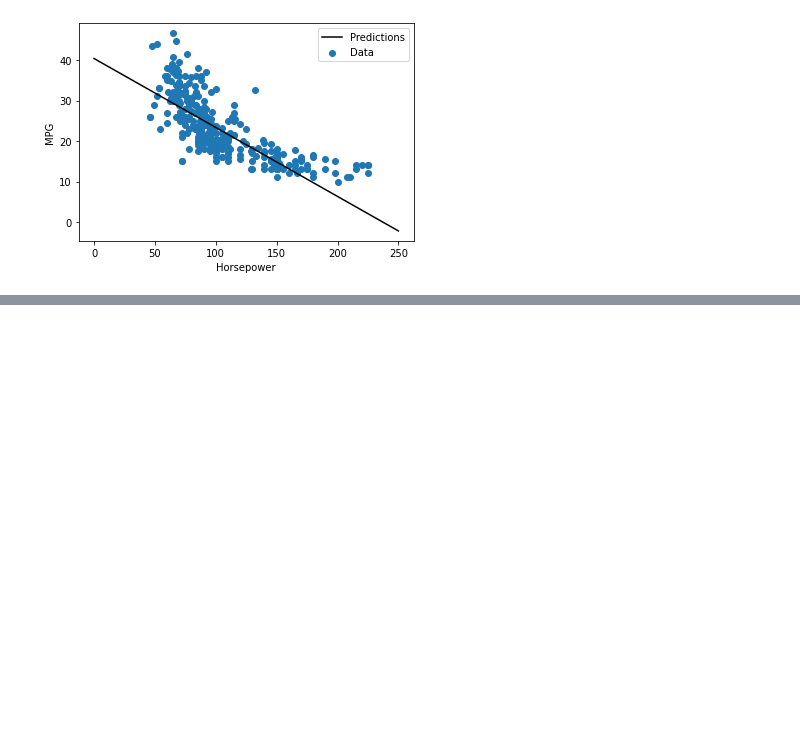
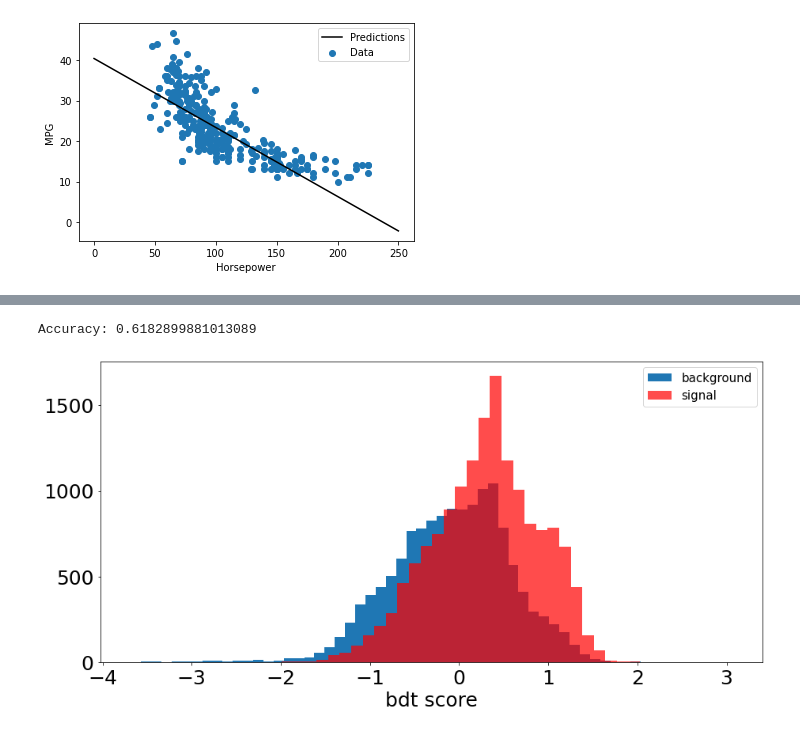
Before and after one commit to savvy379/codashep_ml_2022, a Jupyter notebook: lecture1_intro/Intro_to_ML_and_BDTs.ipynb, the cells around one changed output, grey strips where cells are left out. Cells and saved outputs as stored; diff of their text form; code cells hidden in the pictures; blank space fills up the shorter version.

```diff
--- a/lecture1_intro/Intro_to_ML_and_BDTs.ipynb
+++ b/lecture1_intro/Intro_to_ML_and_BDTs.ipynb
@@ -546,0 +733,17 @@ plot_horsepower(x, y)
+# %%
+from sklearn.ensemble import GradientBoostingClassifier
+clf2 = GradientBoostingClassifier(n_estimators=100, learning_rate=0.5, max_depth=2, random_state=0).fit(X_train, y_train)
+print("Accuracy:",clf2.score(X_test, y_test))
+# %% [output]
+Accuracy: 0.6182899881013089
+# %%
+twoclass_output = clf2.decision_function(X_test)
+plt.figure(figsize=(15,7))
+plt.hist(twoclass_output[y_test==0], bins=50, label='background')
+plt.hist(twoclass_output[y_test==1], bins=50, label='signal', alpha=0.7, color='r')
+plt.xlabel('bdt score', fontsize=25)
+plt.legend(fontsize=15)
+plt.tick_params(axis='both', labelsize=25, pad=5)
+plt.show()
+# %% [output]
+[figure, added]
```
Also changed, not shown: parts of 45 cells of this notebook.
